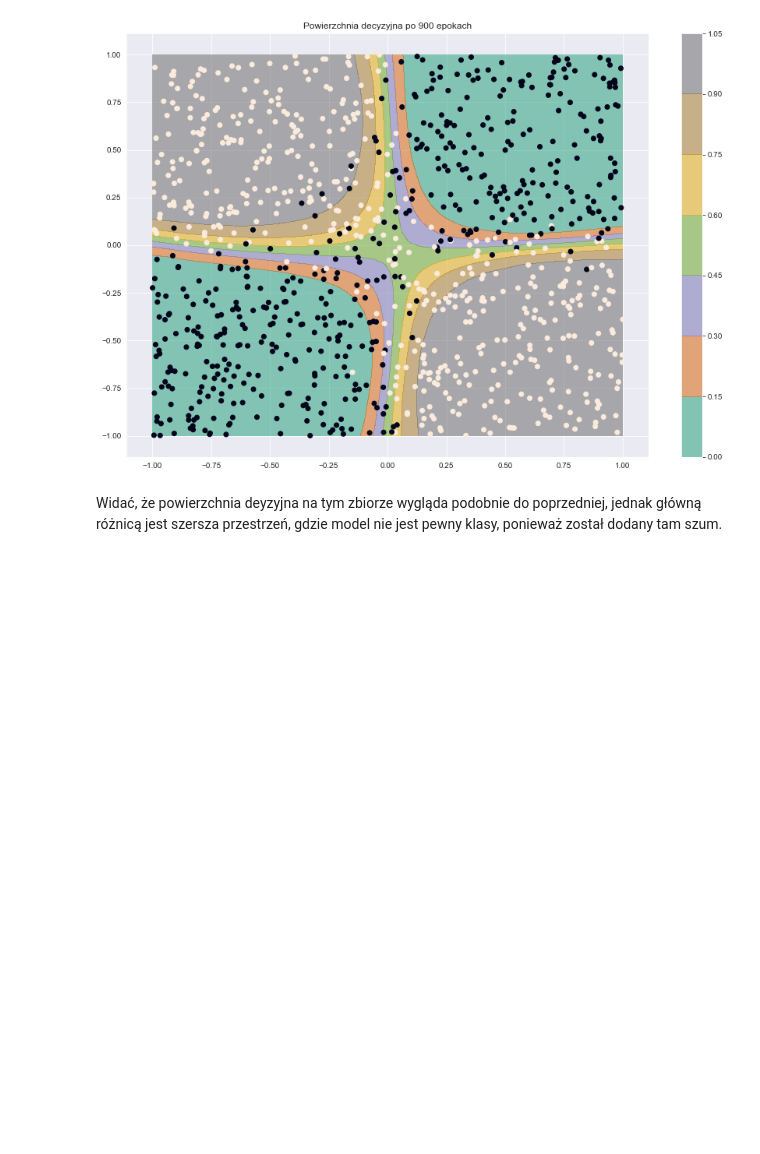
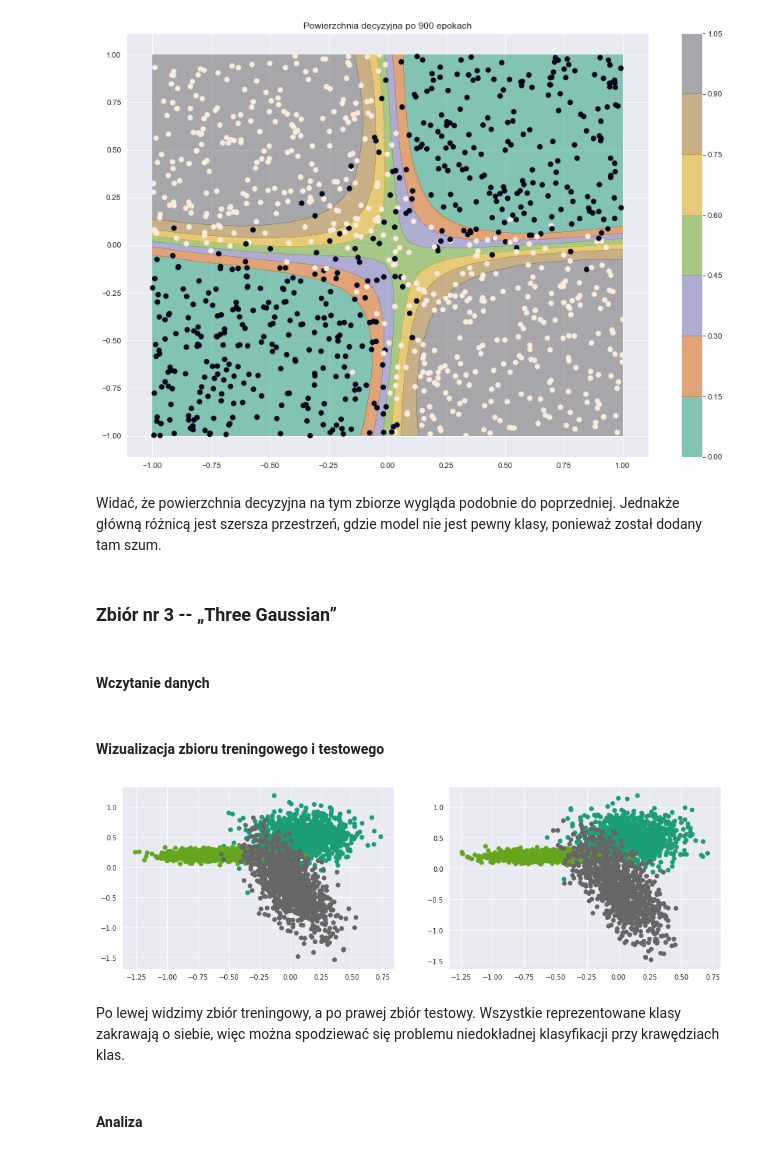
Before and after one commit to OlafSk/MGU2019, a Jupyter notebook: Raport - Klasyfikacja.ipynb, the cells around one changed output. Saved outputs shown, nothing was run; the diff lists cells and outputs as text; code cells hidden in the pictures; blank space fills up the shorter version.

Commit message:
classification finished

```diff
--- a/Raport - Klasyfikacja.ipynb
+++ b/Raport - Klasyfikacja.ipynb
@@ -107,4 +113,28 @@ pass
 899
 [figure]
 # %% [markdown]
-Widać, że powierzchnia deyzyjna na tym zbiorze wygląda podobnie do poprzedniej, jednak główną różnicą jest szersza przestrzeń, gdzie model nie jest pewny klasy, ponieważ został dodany tam szum.
+Widać, że powierzchnia decyzyjna na tym zbiorze wygląda podobnie do poprzedniej. Jednakże główną różnicą jest szersza przestrzeń, gdzie model nie jest pewny klasy, ponieważ został dodany tam szum.
+# %% [markdown]
+### Zbiór nr 3 -- „Three Gaussian”
+# %% [markdown]
+#### Wczytanie danych
+# %%
+np.random.seed(1234)
+
+df = pd.read_csv("MGU_projekt1/Classification/data.three_gauss.train.1000.csv")
+df_test = pd.read_csv("MGU_projekt1/Classification/data.three_gauss.test.1000.csv")
+# %% [markdown]
+#### Wizualizacja zbioru treningowego i testowego
+# %%
+plt.figure(figsize=(16,5))
+plt.subplot(1, 2, 1)
+plt.scatter(df['x'], df['y'], c=df['cls'], cmap='Dark2')
+plt.subplot(1, 2, 2)
+plt.scatter(df_test['x'], df_test['y'], c=df_test['cls'], cmap='Dark2')
+plt.show()
+# %% [output]
+[figure, added]
+# %% [markdown]
+Po lewej widzimy zbiór treningowy, a po prawej zbiór testowy. Wszystkie reprezentowane klasy zakrawają o siebie, więc można spodziewać się problemu niedokładnej klasyfikacji przy krawędziach klas.
+# %% [markdown]
+#### Analiza
```
Also changed, not shown: parts of 60 cells of this notebook.
